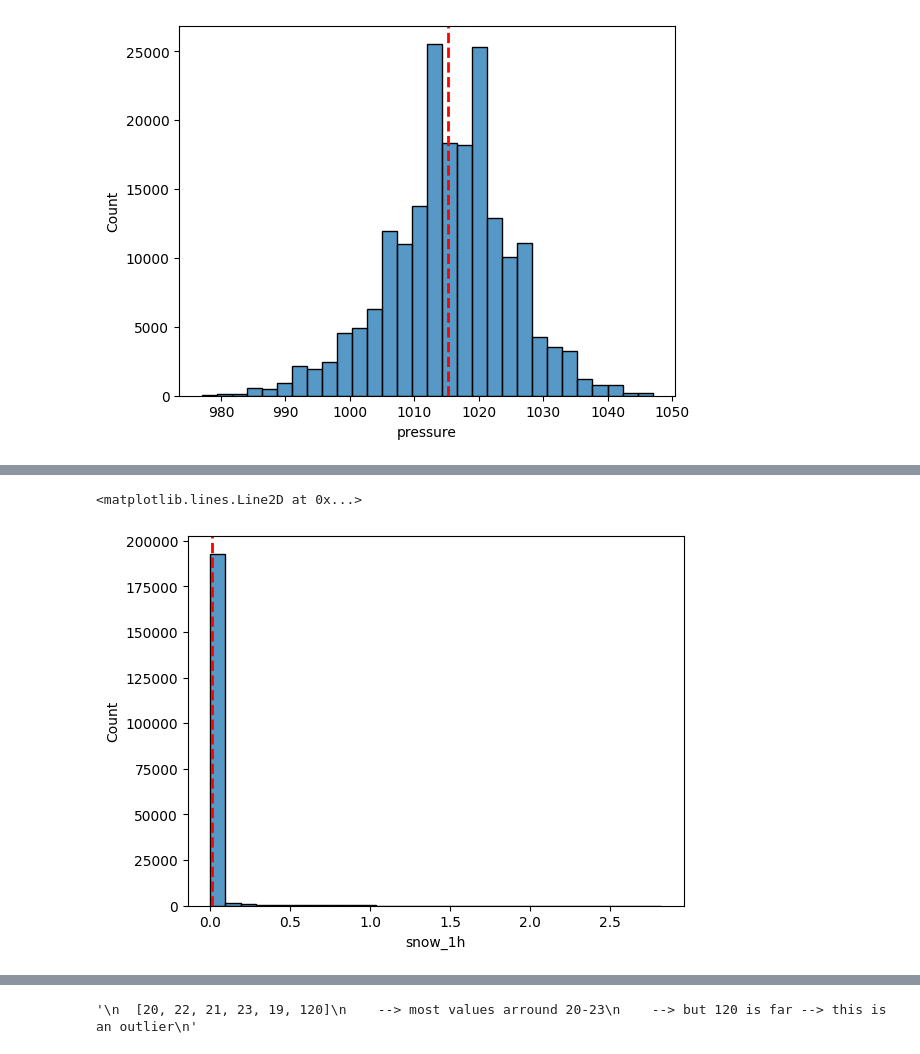
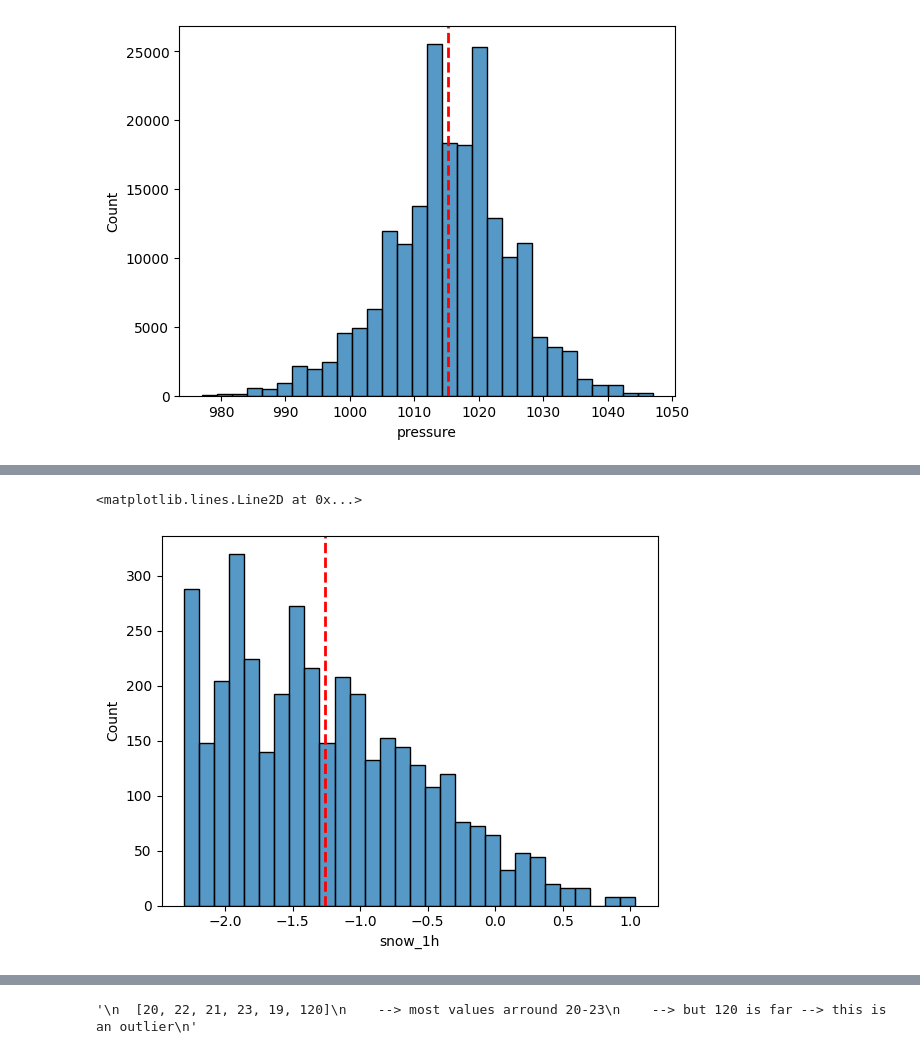
Before and after one commit to KaraniAbdellah/Solar_Energy_Prediction, a Jupyter notebook: explore_renewable_dataset.ipynb, the cells around one changed output, grey strips where cells are left out. Saved outputs shown, nothing was run; the diff lists cells and outputs as text; code cells hidden in the pictures.

```diff
--- a/explore_renewable_dataset.ipynb
+++ b/explore_renewable_dataset.ipynb
@@ -259,6 +283,9 @@ plt.axvline(mean_value, color='red', linestyle='--', linewidth=2, label=f'Median
 # %%
-# humidity --> Left Skewness --> Reverse transformation
+# humidity --> Left Skewness --> Box-Cox Transform
+# Box-Cox cannot handle zeros or negative values.
+df["humidity"] = stats.boxcox(df["humidity"])[0]
 sns.histplot(df["humidity"], bins=30)
+
 mean_value = df["humidity"].mean()
 plt.axvline(mean_value, color='red', linestyle='--', linewidth=2, label=f'Median = {mean_value:.2f}')
 # %% [output]
@@ -267,5 +310,6 @@ plt.axvline(mean_value, color='red', linestyle='--', linewidth=2, label=f'Median
 # %%
 # wind_speed --> Right Skewness --> Log transformation
+df["wind_speed"] = np.where(df["wind_speed"] != 0, np.log(df["wind_speed"]), np.nan)
 sns.histplot(df["wind_speed"], bins=30)
 mean_value = df["wind_speed"].mean()
 plt.axvline(mean_value, color='red', linestyle='--', linewidth=2, label=f'Median = {mean_value:.2f}')
@@ -283,8 +319,9 @@ plt.axvline(mean_value, color='red', linestyle='--', linewidth=2, label=f'Median
 # %%
 # snow_1h --> Right Skewness --> Log Transformation
+df["snow_1h"] = np.where(df["snow_1h"] != 0, np.log(df["snow_1h"]), np.nan)
 sns.histplot(df["snow_1h"], bins=30)
 mean_value = df["snow_1h"].mean()
 plt.axvline(mean_value, color='red', linestyle='--', linewidth=2, label=f'Median = {mean_value:.2f}')
 # %% [output]
 <matplotlib.lines.Line2D at 0x...>
-[figure, old version]
+[figure, new version]
```
Also changed, not shown: parts of 22 cells of this notebook.
